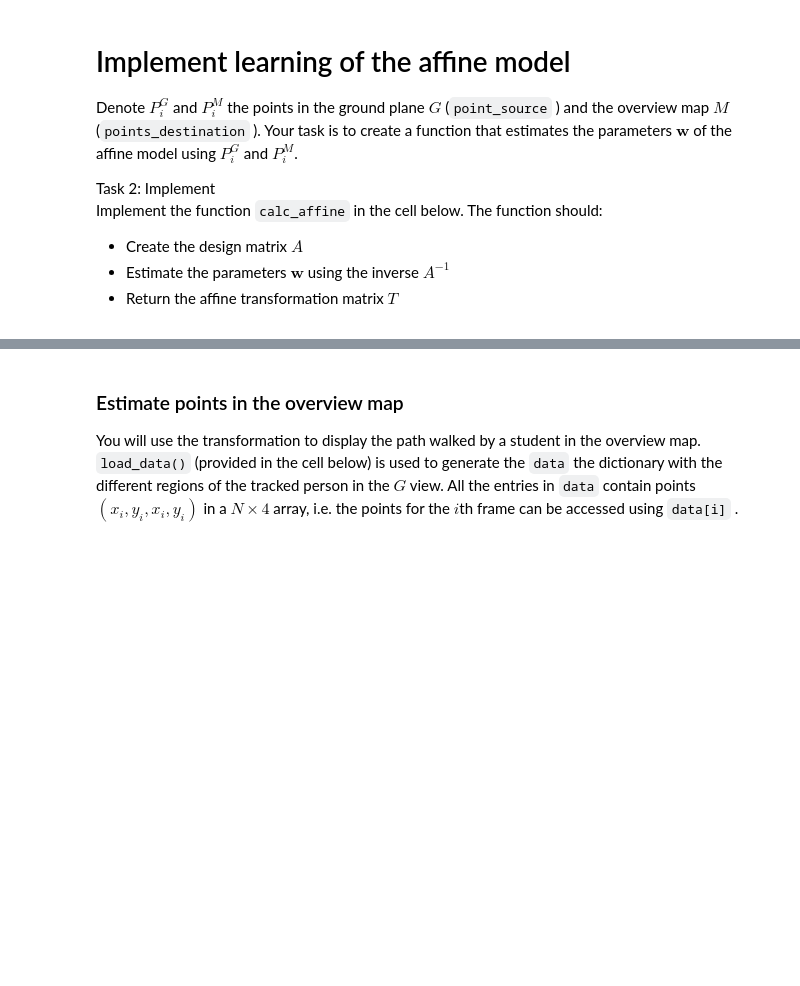
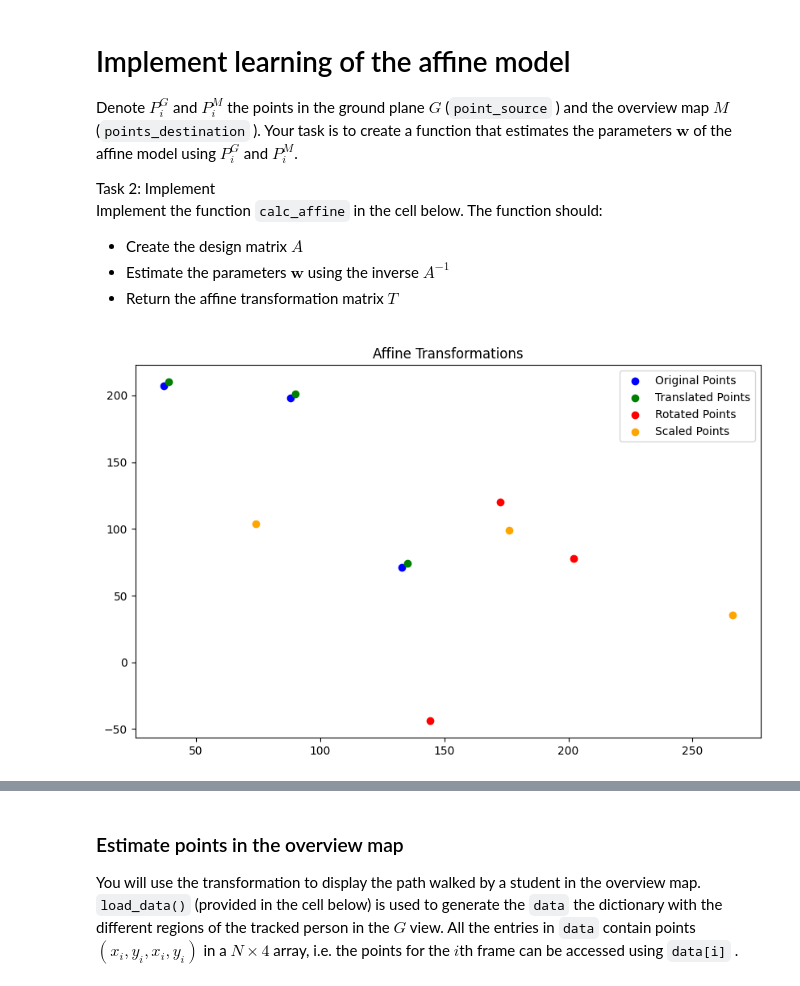
Before and after one commit to Kether180/MachineLearning_2024, a Jupyter notebook: 02-material/W04/02-affine.ipynb, the cells around one changed output, grey strips where cells are left out. Cells and saved outputs as stored; diff of their text form; code cells hidden in the pictures; blank space fills up the shorter version.

```diff
--- a/02-material/W04/02-affine.ipynb
+++ b/02-material/W04/02-affine.ipynb
@@ -299,4 +307,39 @@ Implement the function `calc_affine`
 
 
 </div></article>
+# %%
+
+# Define the translation vector
+translation_vector = np.array([2, 3])
+
+# Define the rotation matrix for 45 degrees
+theta = np.radians(45)
+rotation_matrix = np.array([
+    [np.cos(theta), -np.sin(theta)],
+    [np.sin(theta), np.cos(theta)]
+])
+
+# Define the scaling factors
+scaling_factors = np.array([2, 0.5])
+
+# Apply translation
+translated_points = points_source + translation_vector
+
+# Apply rotation
+rotated_points = np.dot(points_source, rotation_matrix)
+
+# Apply scaling
+scaled_points = points_source * scaling_factors
+
+# Plot the original and transformed points
+plt.figure(figsize=(10, 6))
+plt.scatter(points_source[:, 0], points_source[:, 1], color='blue', label='Original Points')
+plt.scatter(translated_points[:, 0], translated_points[:, 1], color='green', label='Translated Points')
+plt.scatter(rotated_points[:, 0], rotated_points[:, 1], color='red', label='Rotated Points')
+plt.scatter(scaled_points[:, 0], scaled_points[:, 1], color='orange', label='Scaled Points')
+plt.legend()
+plt.title('Affine Transformations')
+plt.show()
+# %% [output]
+[figure, added]
 # %%
```
Also changed, not shown: parts of 8 cells of this notebook, 2 other files.
